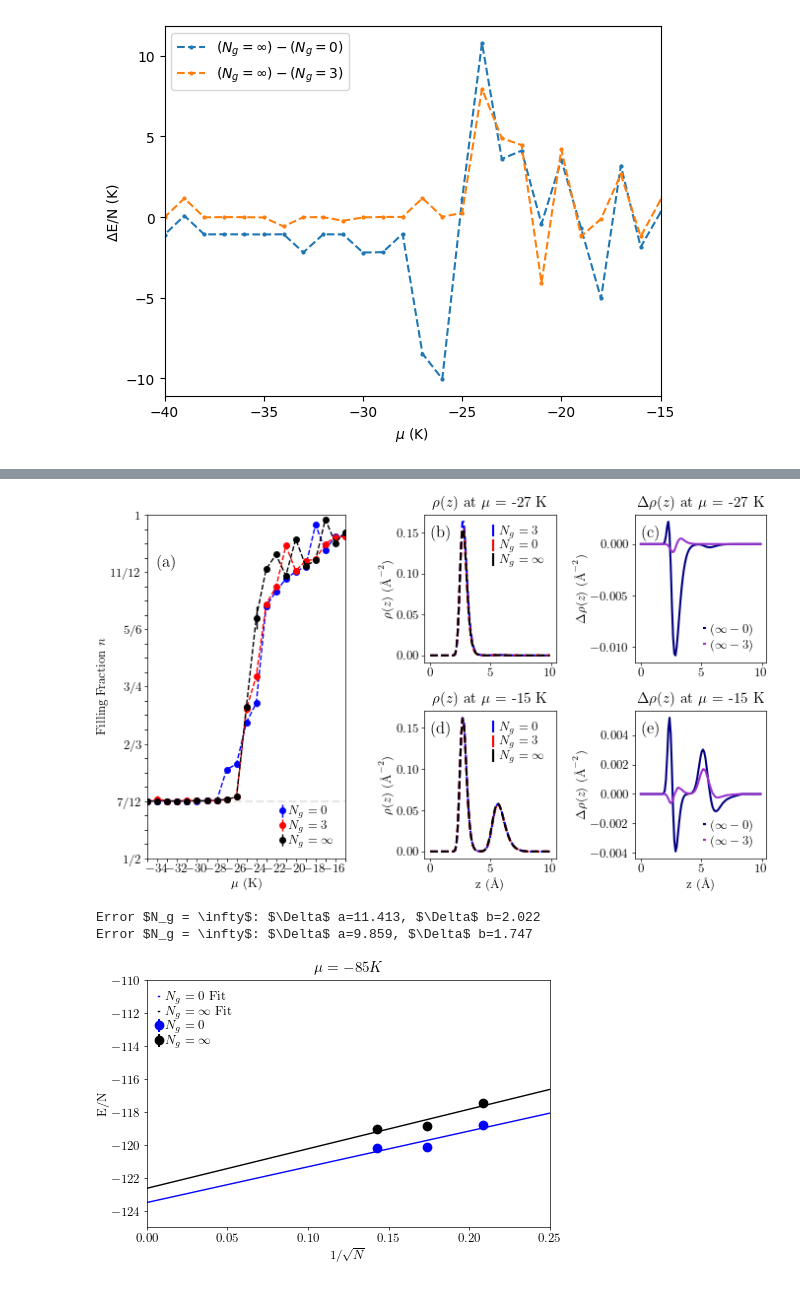
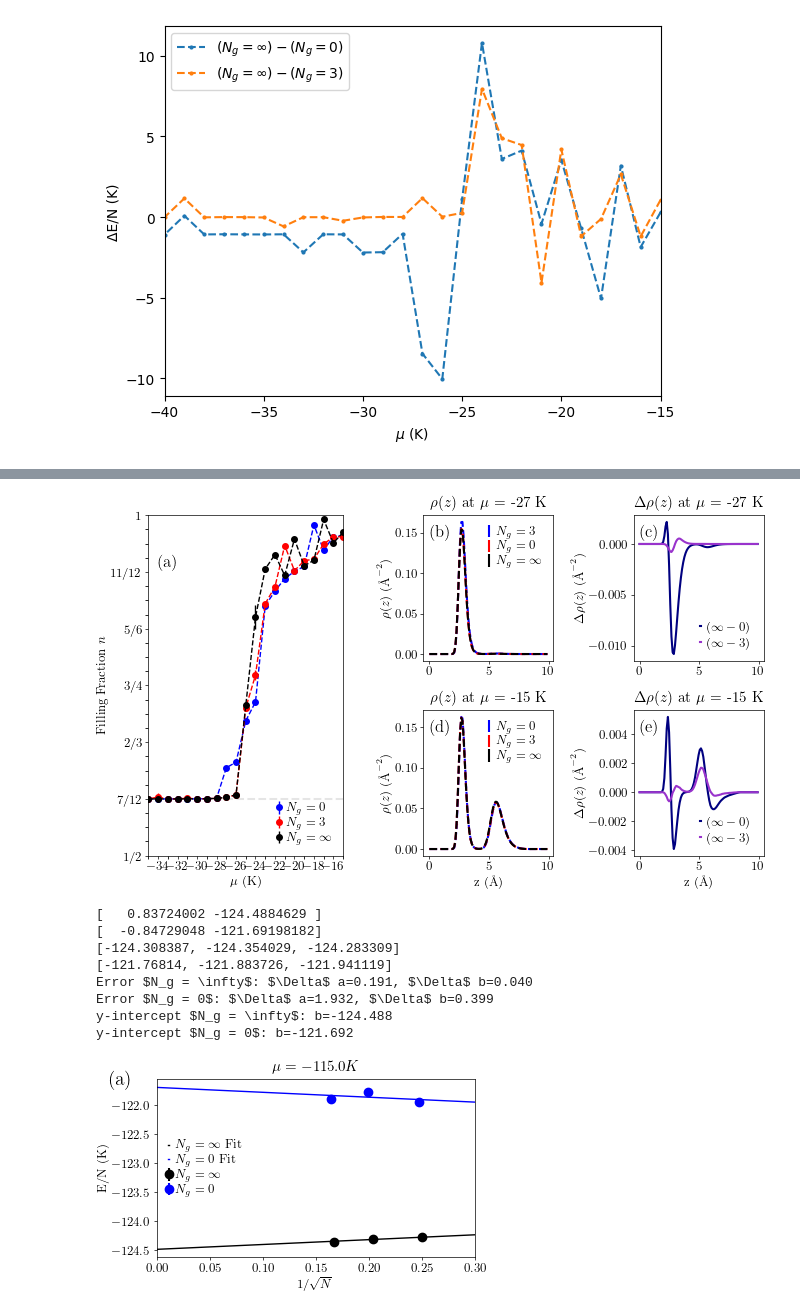
Before and after one commit to CAMM-UTK/papers-code-GrapheneCorrugation, a Jupyter notebook: src/DataAnalysis.ipynb, the cells around one changed output, grey strips where cells are left out. Drawn from its saved outputs; the diff is of its cells as text; code cells hidden in the pictures.

Commit message:
Updating Github with new data

```diff
--- a/src/DataAnalysis.ipynb
+++ b/src/DataAnalysis.ipynb
@@ -697,9 +696,10 @@ from fractions import Fraction
 plot_style = {'aps':'aps.mplstyle'}
 plt.style.reload_library()
 plt.style.use(plot_style['aps'])
+aps = plt.rcParams
 #fig = plt.figure(figsize=(12, 6))
 #gs = gridspec.GridSpec(2, 3, width_ratios=[3, 2, 2], height_ratios=[1, 1])
-fig = plt.figure(figsize=(3.4646*2, 2.14122*2))
+fig = plt.figure(figsize=(8.5*.8, 5.253*.8))
 gs = gridspec.GridSpec(2, 3, width_ratios=[3, 2,2], height_ratios=[1, 1])
 
 ax_main = plt.subplot(gs[:, 0])
@@ -785,4 +785,4 @@ plt.savefig('../figures/Fig5.pdf', format='pdf')
 plt.savefig('../figures/Fig5.svg', format='svg')
 plt.show()
 # %% [output]
-[figure, old version]
+[figure, new version]
@@ -800,34 +789,58 @@ Finite_Size_SqrtN_No = [1/np.sqrt(Estimator_dict[r'$N_g = MidNo$'].data['N'][np.
 # %%
 from scipy.optimize import curve_fit
 plot_style = {'aps':'aps.mplstyle'}
 plt.style.reload_library()
 plt.style.use(plot_style['aps'])
-plt.figure(figsize=(3.4646*1.5, 2.14122*1.5))
+plt.figure(figsize=(8.5*.49, 5.253*.49))
 def func(x,a,b):
     return a*x+b
+u_value = -115
+Finite_Size_EN = [Estimator_dict[r'$N_g = T1Mid$'].data['E/N'][np.where(Estimator_dict[r'$N_g = T1Mid$'].data['u'] == u_value)][0],Estimator_dict[r'$N_g = T1Hi$'].data['E/N'][np.where(Estimator_dict[r'$N_g = T1Hi$'].data['u'] == u_value)][0],Estimator_dict[r'$N_g = \infty$'].data['E/N'][np.where(Estimator_dict[r'$N_g = \infty$'].data['u'] == u_value)][0]]
+Finite_Size_ENDelta = [Estimator_dict[r'$N_g = T1Mid$'].data['ΔE/N'][np.where(Estimator_dict[r'$N_g = T1Mid$'].data['u'] == u_value)][0],Estimator_dict[r'$N_g = T1Hi$'].data['ΔE/N'][np.where(Estimator_dict[r'$N_g = T1Hi$'].data['u'] == u_value)][0],Estimator_dict[r'$N_g = \infty$'].data['ΔE/N'][np.where(Estimator_dict[r'$N_g = \infty$'].data['u'] == u_value)][0]]
+Finite_Size_N = [1/Estimator_dict[r'$N_g = T1Mid$'].data['N'][np.where(Estimator_dict[r'$N_g = T1Mid$'].data['u'] == u_value)][0],1/(Estimator_dict[r'$N_g = T1Hi$'].data['N'][np.where(Estimator_dict[r'$N_g = T1Hi$'].data['u'] == u_value)][0]),1/(Estimator_dict[r'$N_g = \infty$'].data['N'][np.where(Estimator_dict[r'$N_g = \infty$'].data['u'] == u_value)][0])]
+Finite_Size_SqrtN = [1/np.sqrt(Estimator_dict[r'$N_g = T1Mid$'].data['N'][np.where(Estimator_dict[r'$N_g = T1Mid$'].data['u'] == u_value)][0]),1/np.sqrt(Estimator_dict[r'$N_g = T1Hi$'].data['N'][np.where(Estimator_dict[r'$N_g = T1Hi$'].data['u'] == u_value)][0]),1/np.sqrt(Estimator_dict[r'$N_g = \infty$'].data['N'][np.where(Estimator_dict[r'$N_g = \infty$'].data['u'] == u_value)][0])]
 
-plt.errorbar(Finite_Size_SqrtN,Finite_Size_EN,yerr=Finite_Size_ENDelta,fmt='o',color=blue_color,label=r'$N_g = 0$')
-plt.errorbar(Finite_Size_SqrtN_No,Finite_Size_EN_No,yerr=Finite_Size_ENDelta_No,fmt='o',color=black_color,label=r'$N_g = \infty$')
+Finite_Size_EN_No = [Estimator_dict[r'$N_g = MidNo$'].data['E/N'][np.where(Estimator_dict[r'$N_g = MidNo$'].data['u'] == u_value)][0],Estimator_dict[r'$N_g = HiNo$'].data['E/N'][np.where(Estimator_dict[r'$N_g = HiNo$'].data['u'] == u_value)][0],Estimator_dict[r'$N_g = 0$'].data['E/N'][np.where(Estimator_dict[r'$N_g = 0$'].data['u'] == u_value)][0]]
+Finite_Size_ENDelta_No = [Estimator_dict[r'$N_g = MidNo$'].data['ΔE/N'][np.where(Estimator_dict[r'$N_g = MidNo$'].data['u'] == u_value)][0],Estimator_dict[r'$N_g = HiNo$'].data['ΔE/N'][np.where(Estimator_dict[r'$N_g = HiNo$'].data['u'] == u_value)][0],Estimator_dict[r'$N_g = 0$'].data['ΔE/N'][np.where(Estimator_dict[r'$N_g = 0$'].data['u'] == u_value)][0]]
+Finite_Size_N_No = [1/Estimator_dict[r'$N_g = MidNo$'].data['N'][np.where(Estimator_dict[r'$N_g = MidNo$'].data['u'] == u_value)][0],1/(Estimator_dict[r'$N_g = HiNo$'].data['N'][np.where(Estimator_dict[r'$N_g = HiNo$'].data['u'] == u_value)][0]),1/(Estimator_dict[r'$N_g = 0$'].data['N'][np.where(Estimator_dict[r'$N_g = 0$'].data['u'] == u_value)][0])]
+Finite_Size_SqrtN_No = [1/np.sqrt(Estimator_dict[r'$N_g = MidNo$'].data['N'][np.where(Estimator_dict[r'$N_g = MidNo$'].data['u'] == u_value)][0]),1/np.sqrt(Estimator_dict[r'$N_g = HiNo$'].data['N'][np.where(Estimator_dict[r'$N_g = HiNo$'].data['u'] == u_value)][0]),1/np.sqrt(Estimator_dict[r'$N_g = 0$'].data['N'][np.where(Estimator_dict[r'$N_g = 0$'].data['u'] == u_value)][0])]
+plt.errorbar(Finite_Size_SqrtN,Finite_Size_EN,yerr=Finite_Size_ENDelta,fmt='o',color=black_color,label=r'$N_g = \infty$')
+plt.errorbar(Finite_Size_SqrtN_No,Finite_Size_EN_No,yerr=Finite_Size_ENDelta_No,fmt='o',color=blue_color,label=r'$N_g = 0$')
 popt, pcov = curve_fit(func, Finite_Size_SqrtN, Finite_Size_EN)
 popt1, pcov1 = curve_fit(func, Finite_Size_SqrtN_No, Finite_Size_EN_No)
 perr = np.sqrt(np.diag(pcov))
 perr1 = np.sqrt(np.diag(pcov1))
-#print(perr)
-plt.plot(np.linspace(0, 0.25, 100), func(np.linspace(0, 0.25, 100), *popt), '-',label=r'$N_g = 0$ Fit',linewidth=1, markersize=2,color=blue_color)
+print(popt)
+print(popt1)
+print(Finite_Size_EN)
+print(Finite_Size_EN_No)
+plt.plot(np.linspace(0, 0.30, 100), func(np.linspace(0, 0.30, 100), *popt), '-',label=r'$N_g = \infty$ Fit',linewidth=1, markersize=2,color=black_color)
 #plt.fill_between(np.linspace(0, 0.25, 100),func(np.linspace(0, 0.25, 100), *popt+perr),func(np.linspace(0, 0.25, 100), *popt-perr),alpha=0.3, label = r'Error: $\Delta$a=%5.3f, $\Delta$b=%5.3f' % tuple(perr))
 print(r'Error $N_g = \infty$: $\Delta$ a=%5.3f, $\Delta$ b=%5.3f' % tuple(perr))
-plt.plot(np.linspace(0, 0.25, 100), func(np.linspace(0, 0.25, 100), *popt1), '-',label=r'$N_g = \infty$ Fit',linewidth=1, markersize=2,color = black_color)
+plt.plot(np.linspace(0, 0.30, 100), func(np.linspace(0, 0.30, 100), *popt1), '-',label=r'$N_g = 0$ Fit',linewidth=1, markersize=2,color = blue_color)
 #plt.fill_between(np.linspace(0, 0.25, 100),func(np.linspace(0, 0.25, 100), *popt1+perr1),func(np.linspace(0, 0.25, 100), *popt1-perr1),alpha=0.1, label = r'Error: $\Delta$a=%5.3f, $\Delta$b=%5.3f' % tuple(perr1))
-print(r'Error $N_g = \infty$: $\Delta$ a=%5.3f, $\Delta$ b=%5.3f' % tuple(perr1))
-plt.xlim(0,.25)
-plt.ylim(-125,-110)
+print(r'Error $N_g = 0$: $\Delta$ a=%5.3f, $\Delta$ b=%5.3f' % tuple(perr1))
+print(r'y-intercept $N_g = \infty$: b=%5.3f' % func(0, *popt))
+print(r'y-intercept $N_g = 0$: b=%5.3f' % func(0, *popt1))
+plt.xlim(0,.30)
+#plt.ylim(-125,-110)
 plt.xlabel(r"1/$\sqrt{N}$")
-plt.ylabel("E/N")
-plt.title(r"$\mu = -85 K$")
-plt.legend(loc='upper left')
-plt.savefig('../figures/Fig7.svg', format='svg')
+plt.ylabel("E/N (K)")
+plt.title(r"$\mu = %5.1f K$" % u_value)
+plt.legend(loc='center left')
+
+plt.text(-0.15, 1.05, "(a)", transform=plt.gca().transAxes, fontsize=14, va='top', ha='left')
+plt.tight_layout()
+plt.savefig('../figures/Fig7.pdf', format='pdf')
+
 plt.show()
 # %% [output]
-Error $N_g = \infty$: $\Delta$ a=11.413, $\Delta$ b=2.022
-Error $N_g = \infty$: $\Delta$ a=9.859, $\Delta$ b=1.747
+[   0.83724002 -124.4884629 ]
+[  -0.84729048 -121.69198182]
+[-124.308387, -124.354029, -124.283309]
+[-121.76814, -121.883726, -121.941119]
+Error $N_g = \infty$: $\Delta$ a=0.191, $\Delta$ b=0.040
+Error $N_g = 0$: $\Delta$ a=1.932, $\Delta$ b=0.399
+y-intercept $N_g = \infty$: b=-124.488
+y-intercept $N_g = 0$: b=-121.692
-[figure, old version]
+[figure, new version]
```
Also changed, not shown: parts of 8 cells of this notebook, 52 other files.
